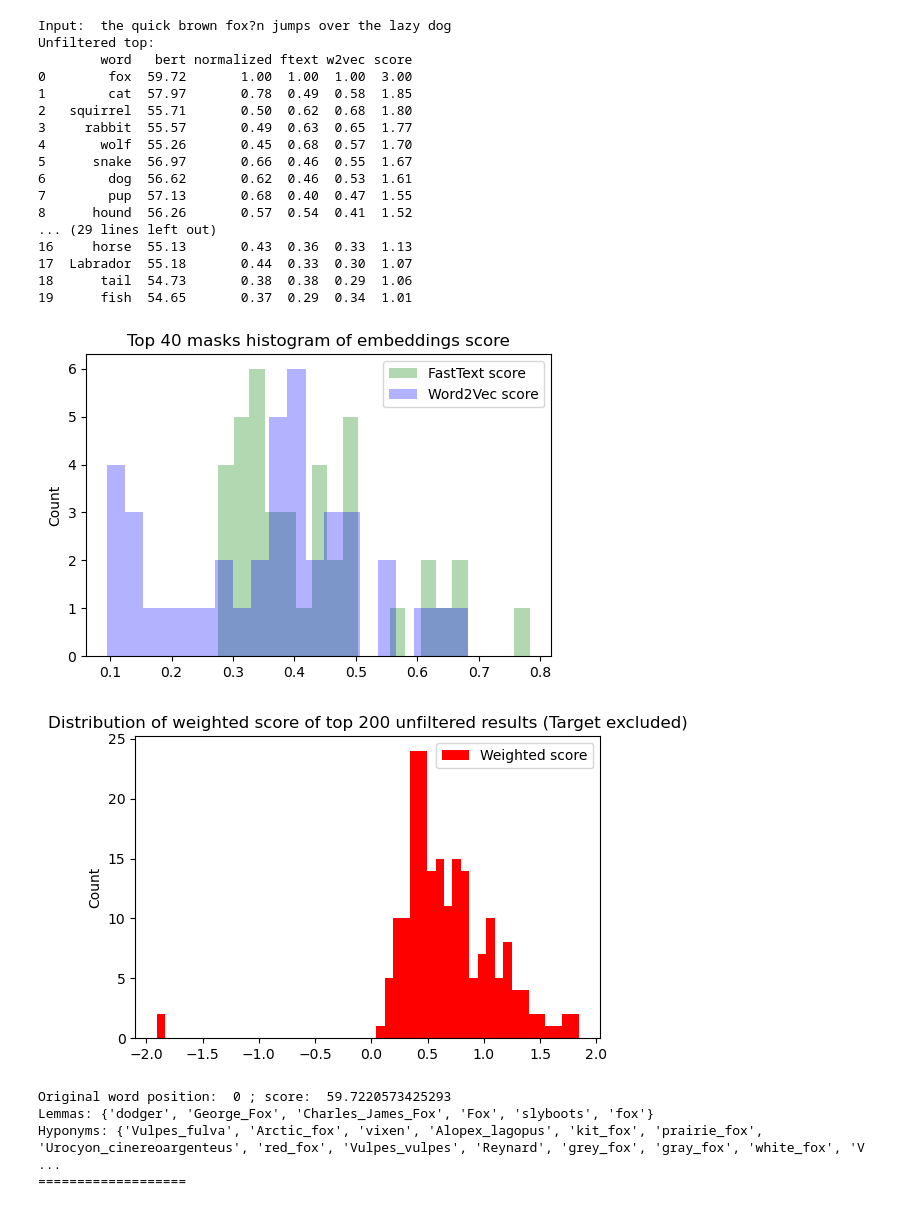
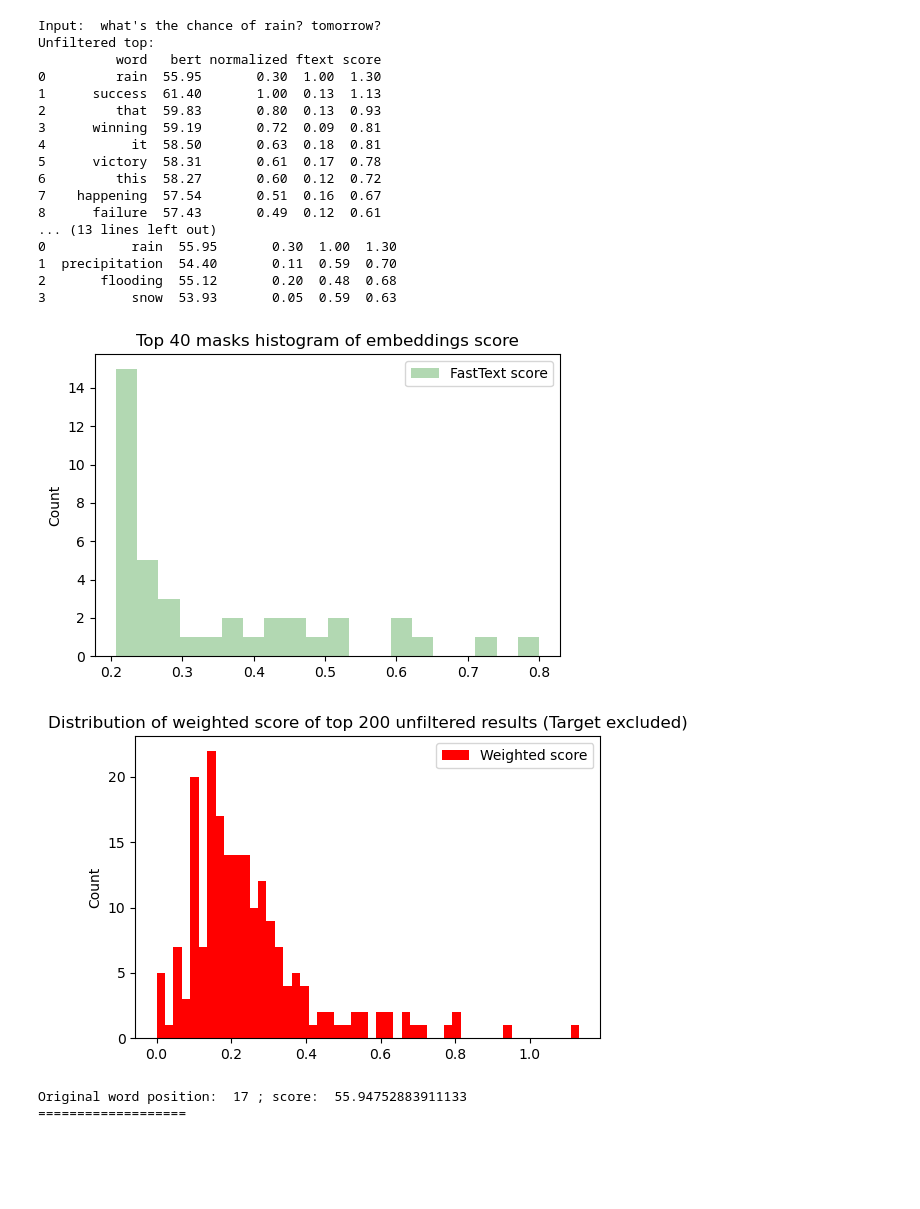
Before and after one commit to 1nkon/bert-playground, a Jupyter notebook: Trasnsformers-Gensim.ipynb, the cells around one changed output. Saved outputs shown, nothing was run; the diff lists cells and outputs as text; code cells hidden in the pictures; blank space fills up the shorter version.

Commit message:
Removed word2vec

```diff
--- a/Trasnsformers-Gensim.ipynb
+++ b/Trasnsformers-Gensim.ipynb
@@ -369,40 +362,36 @@ Unfiltered top:
 # %%
 # Example of usage
 find_top(
-    "the quick brown fox?n jumps over the lazy dog", # mark target word with ?
+    "what's the chance of rain? tomorrow?", # mark target word with ?
     # For wordnet add lexname after question mark (i.e. "n" -- noun, "v" -- verb, "a" -- adjective)
     k = 20, # Filter best k results (by weighted score)
     top_bert = 200, # Number of initial filter of bert output
     bert_norm = 200, # Use this position for normalization of bert output
-    min_ftext = 0.2, # Minimal required score of fast text
-    min_w2v = 0.2, # Minimal required score of fast text
+    min_ftext = 0.4, # Minimal required score of fast text
     weights = [ # Weights of models scores to calculate total weighted score
         1, # bert
         1, # fast text
-        1 # word2vec
     ]
 )
 # %% [output]
-Input:  the quick brown fox?n jumps over the lazy dog
+Input:  what's the chance of rain? tomorrow?
 Unfiltered top:
-        word   bert normalized ftext w2vec score
-0        fox  59.72       1.00  1.00  1.00  3.00
-1        cat  57.97       0.78  0.49  0.58  1.85
-2   squirrel  55.71       0.50  0.62  0.68  1.80
-3     rabbit  55.57       0.49  0.63  0.65  1.77
-4       wolf  55.26       0.45  0.68  0.57  1.70
-5      snake  56.97       0.66  0.46  0.55  1.67
-6        dog  56.62       0.62  0.46  0.53  1.61
-7        pup  57.13       0.68  0.40  0.47  1.55
-8      hound  56.26       0.57  0.54  0.41  1.52
-... (29 lines left out)
-16     horse  55.13       0.43  0.36  0.33  1.13
-17  Labrador  55.18       0.44  0.33  0.30  1.07
-18      tail  54.73       0.38  0.38  0.29  1.06
-19      fish  54.65       0.37  0.29  0.34  1.01
+          word   bert normalized ftext score
+0         rain  55.95       0.30  1.00  1.30
+1      success  61.40       1.00  0.13  1.13
+2         that  59.83       0.80  0.13  0.93
+3      winning  59.19       0.72  0.09  0.81
+4           it  58.50       0.63  0.18  0.81
+5      victory  58.31       0.61  0.17  0.78
+6         this  58.27       0.60  0.12  0.72
+7    happening  57.54       0.51  0.16  0.67
+8      failure  57.43       0.49  0.12  0.61
+... (13 lines left out)
+0           rain  55.95       0.30  1.00  1.30
+1  precipitation  54.40       0.11  0.59  0.70
+2       flooding  55.12       0.20  0.48  0.68
+3           snow  53.93       0.05  0.59  0.63
-[figure, old version]
+[figure, new version]
-[figure, old version]
+[figure, new version]
-Original word position:  0 ; score:  59.7220573425293
-Lemmas: {'dodger', 'George_Fox', 'Charles_James_Fox', 'Fox', 'slyboots', 'fox'}
-Hyponyms: {'Vulpes_fulva', 'Arctic_fox', 'vixen', 'Alopex_lagopus', 'kit_fox', 'prairie_fox', 'Urocyon_cinereoargenteus', 'red_fox', 'Vulpes_vulpes', 'Reynard', 'grey_fox', 'gray_fox', 'white_fox', 'V ...
+Original word position:  17 ; score:  55.94752883911133
 ===================
```
Also changed, not shown: parts of 5 cells of this notebook.
